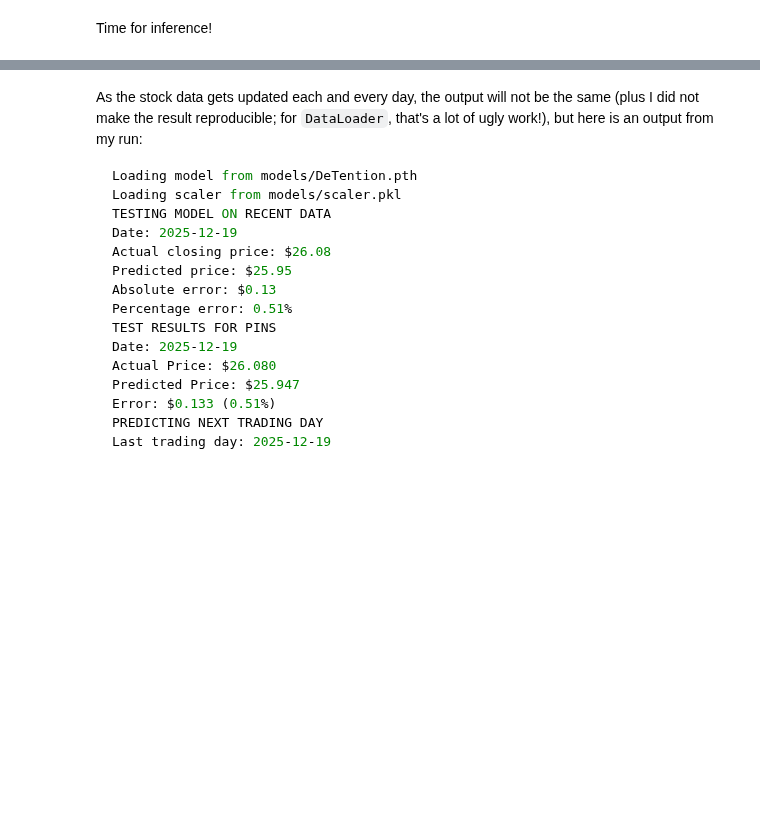
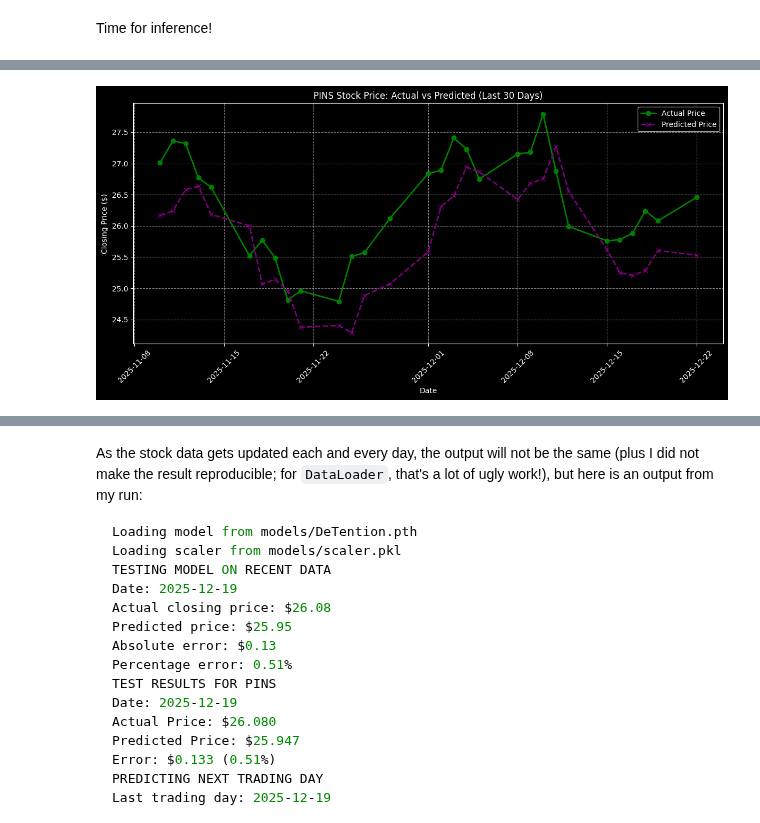
Before and after one commit to Stochastic-Batman/BackToTheAttention, a Jupyter notebook: notebooks/inference.ipynb, the cells around one changed output, grey strips where cells are left out. Cells and saved outputs as stored; diff of their text form; code cells hidden in the pictures; blank space fills up the shorter version.

```diff
--- a/notebooks/inference.ipynb
+++ b/notebooks/inference.ipynb
@@ -182,3 +202,43 @@ def predict_next_day(model: DeTention, scaler: MinMaxScaler, ticker: str = "PINS
+# %%
+def visualize_recent_predictions(model: DeTention, scaler: MinMaxScaler, series: np.ndarray, dates: list, ticker: str = "PINS", L: int = 30, lookback_days: int = 30):
+    logger.info("VISUALIZING RECENT PREDICTIONS OVER PAST %d DAYS", lookback_days)
+
+    if len(series) < L + lookback_days:
+        logger.warning("Not enough data for %d-day visualization with L=%d; skipping", lookback_days, L)
+        return
+
+    recent_series = series[-(L + lookback_days):]
+    recent_dates = dates[-(lookback_days):]
+
+    actual_prices = recent_series[-lookback_days:, 0]
+    predicted_prices = []
+
+    for i in range(lookback_days):
+        window = recent_series[i:i + L]
+        scaled_window = scaler.transform(window)
+        input_tensor = torch.tensor(scaled_window, dtype=torch.float32).unsqueeze(0)  # (1, L, 1)
+        with torch.no_grad():
+            scaled_pred = model(input_tensor).item()
+        pred = scaler.inverse_transform([[scaled_pred]])[0][0]
+        predicted_prices.append(pred)
+
+    # Plot
+    plt.style.use('dark_background')
+    fig, ax = plt.subplots(figsize=(12, 6))
+    ax.plot(recent_dates, actual_prices, color='green', label='Actual Price', marker='o', linewidth=2)
+    ax.plot(recent_dates, predicted_prices, color='purple', label='Predicted Price', marker='x', linewidth=2, linestyle='--')
+    ax.set_title(f'{ticker} Stock Price: Actual vs Predicted (Last {lookback_days} Days)')
+    ax.set_xlabel('Date')
+    ax.set_ylabel('Closing Price ($)')
+    ax.legend()
+    ax.grid(True, linestyle='--', alpha=0.5)
+    plt.xticks(rotation=45)
+    plt.tight_layout()
+    plot_path = f"models/{ticker}_prediction_plot.png"
+    plt.savefig(plot_path)
+    plt.show()
+    plt.close()
+    logger.info("Prediction plot saved to %s", plot_path)
 # %% [markdown]
 Hyperparameters:
 # %%
@@ -217,4 +277,8 @@ if predict:
     next_price = predict_next_day(model, scaler, ticker=ticker, L=L, period=period)
     logger.info("NEXT-DAY PREDICTION FOR %s", ticker)
     logger.info("Predicted Closing Price: $%.3f", next_price)
+
+    # fetch data once and reuse for visualization (from predict_next_day or test)
+    series, dates = get_recent_data(ticker, period=period)
+    visualize_recent_predictions(model, scaler, series, dates, ticker=ticker, L=L)
 # %% [output]
@@ -239,0 +305 @@ if predict:
+[figure, added]
```
Also changed, not shown: parts of 4 cells of this notebook, 13 other files.
